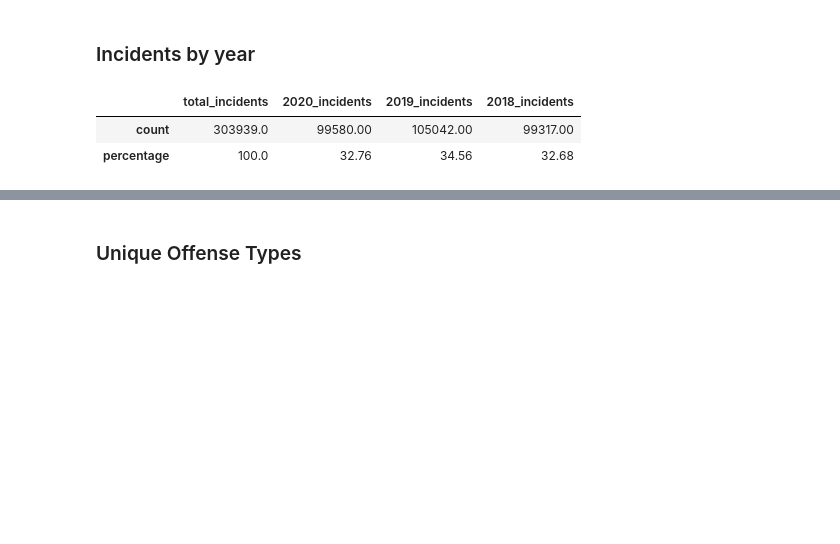
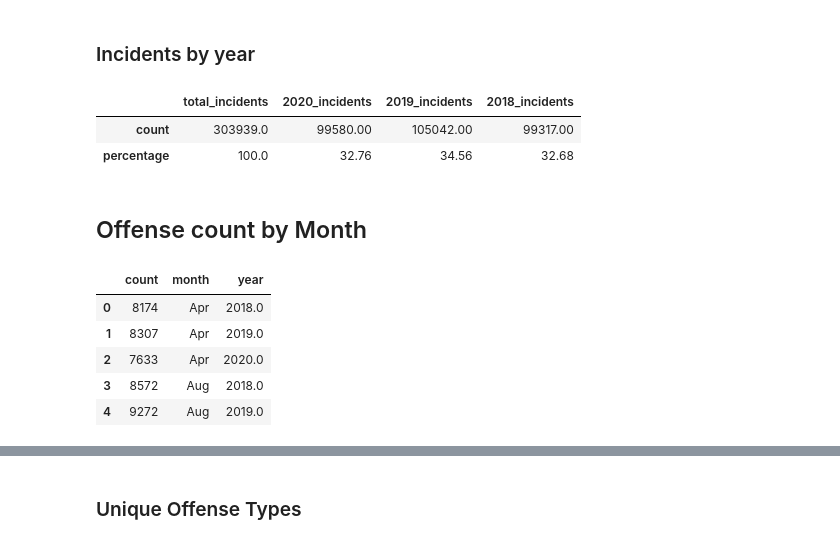
Before and after one commit to DonnieData/austin_crime_EDA, a Jupyter notebook: crime_data_EDA.ipynb, the cells around one changed output, grey strips where cells are left out. Cells and saved outputs as stored; diff of their text form; code cells hidden in the pictures; blank space fills up the shorter version.

```diff
--- a/crime_data_EDA.ipynb
+++ b/crime_data_EDA.ipynb
@@ -58,3 +58,5 @@ incident_summary
 |  | total_incidents | 2020_incidents | 2019_incidents | 2018_incidents |
 | count | 303939.0 | 99580.00 | 105042.00 | 99317.00 |
 | percentage | 100.0 | 32.76 | 34.56 | 32.68 |
+# %% [markdown]
+## Offense count by Month
@@ -60,0 +70,9 @@ incident_summary
+# %%
+offense_by_month.head()
+# %% [output]
+|  | count | month | year |
+| 0 | 8174 | Apr | 2018.0 |
+| 1 | 8307 | Apr | 2019.0 |
+| 2 | 7633 | Apr | 2020.0 |
+| 3 | 8572 | Aug | 2018.0 |
+| 4 | 9272 | Aug | 2019.0 |
```
Also changed, not shown: parts of 10 cells of this notebook, 10 other files.
